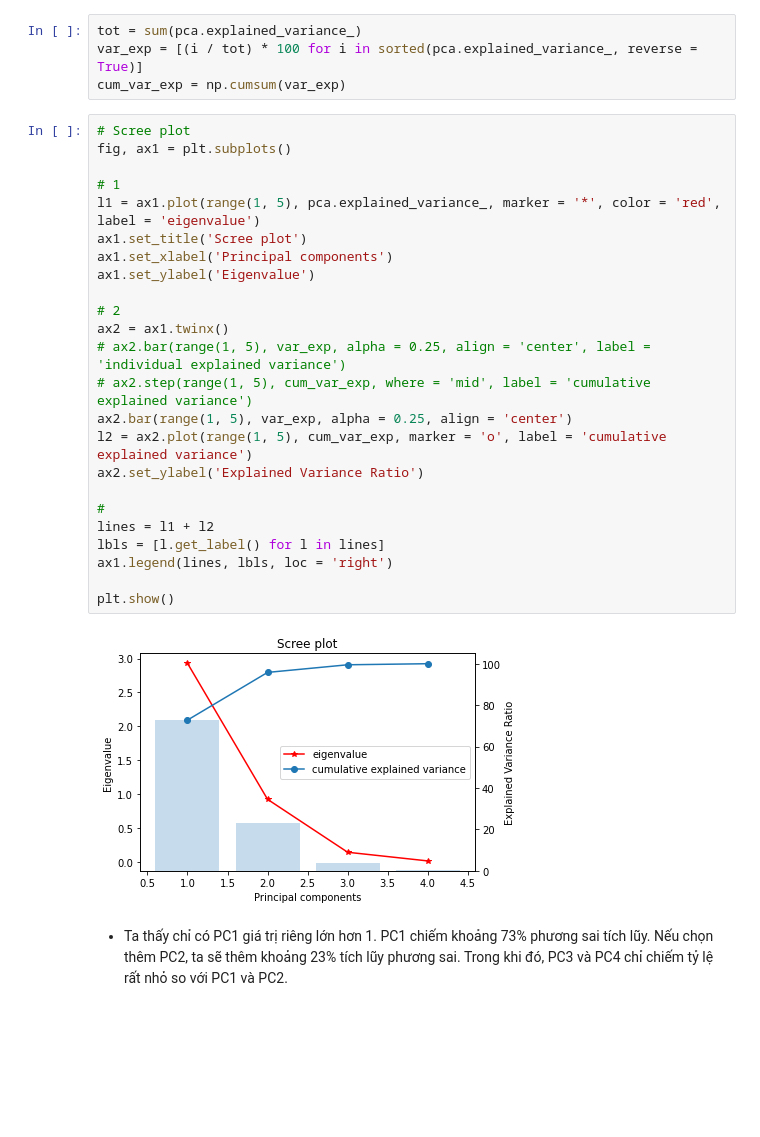
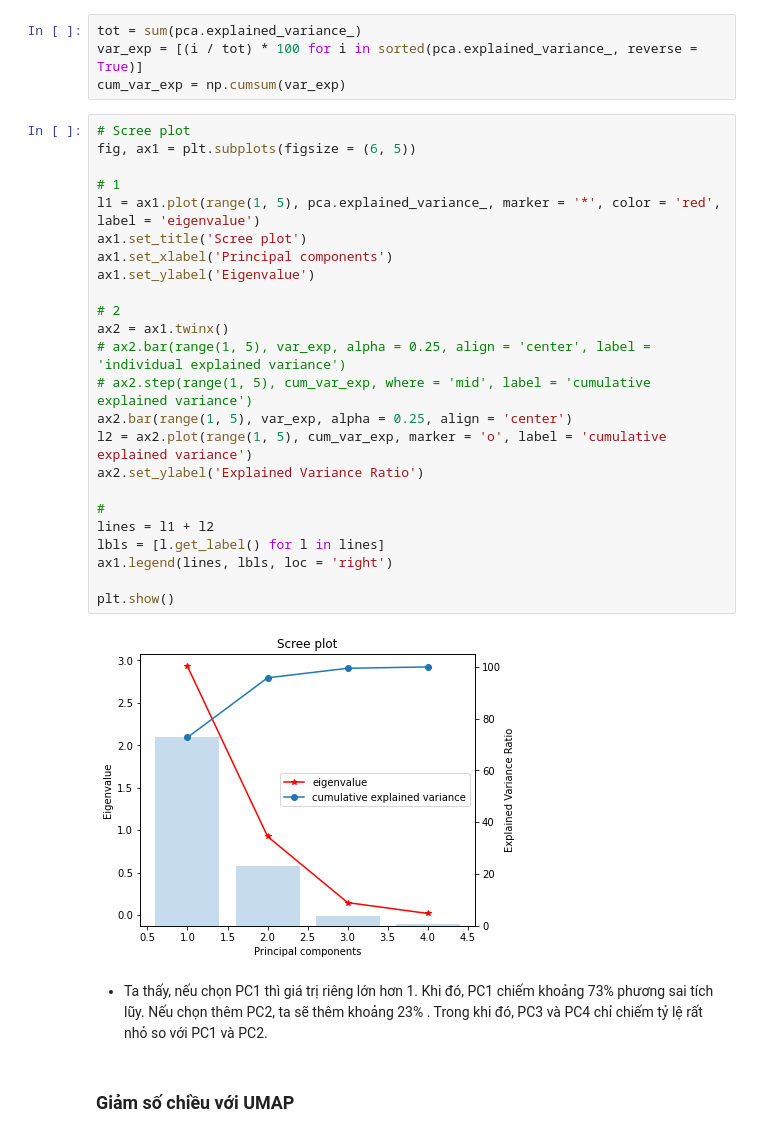
Before and after one commit to hieuchnguyen/hieuchnguyen.github.io, a Jupyter notebook: teaching/data-analytics/Buổi 10. Giảm chiều dữ liệu.ipynb, the cells around one changed output. Cells and saved outputs as stored; diff of their text form; blank space fills up the shorter version.

```diff
--- a/teaching/data-analytics/Buổi 10. Giảm chiều dữ liệu.ipynb
+++ b/teaching/data-analytics/Buổi 10. Giảm chiều dữ liệu.ipynb
@@ -133,29 +144,31 @@ var_exp = [(i / tot) * 100 for i in sorted(pca.explained_variance_, reverse = Tr
 cum_var_exp = np.cumsum(var_exp)
 # %%
 # Scree plot
-fig, ax1 = plt.subplots()
+fig, ax1 = plt.subplots(figsize = (6, 5))
 
 # 1
 l1 = ax1.plot(range(1, 5), pca.explained_variance_, marker = '*', color = 'red', label = 'eigenvalue')
 ax1.set_title('Scree plot')
 ax1.set_xlabel('Principal components')
 ax1.set_ylabel('Eigenvalue')
 
 # 2
 ax2 = ax1.twinx()
 # ax2.bar(range(1, 5), var_exp, alpha = 0.25, align = 'center', label = 'individual explained variance')
 # ax2.step(range(1, 5), cum_var_exp, where = 'mid', label = 'cumulative explained variance')
 ax2.bar(range(1, 5), var_exp, alpha = 0.25, align = 'center')
 l2 = ax2.plot(range(1, 5), cum_var_exp, marker = 'o', label = 'cumulative explained variance')
 ax2.set_ylabel('Explained Variance Ratio')
 
 #
 lines = l1 + l2
 lbls = [l.get_label() for l in lines]
 ax1.legend(lines, lbls, loc = 'right')
 
 plt.show()
 # %% [output]
-[figure, old version]
+[figure, new version]
 # %% [markdown]
-- Ta thấy chỉ có PC1 giá trị riêng lớn hơn 1. PC1 chiếm khoảng 73\% phương sai tích lũy. Nếu chọn thêm PC2, ta sẽ thêm khoảng 23\% tích lũy phương sai. Trong khi đó, PC3 và PC4 chỉ chiếm tỷ lệ rất nhỏ so với PC1 và PC2.
+- Ta thấy, nếu chọn PC1 thì giá trị riêng lớn hơn 1. Khi đó, PC1 chiếm khoảng 73\%  phương sai tích lũy. Nếu chọn thêm PC2, ta sẽ thêm khoảng 23\% . Trong khi đó, PC3 và PC4 chỉ chiếm tỷ lệ rất nhỏ so với PC1 và PC2.
+# %% [markdown]
+### Giảm số chiều với UMAP
```
Also changed, not shown: parts of 14 cells of this notebook, 5 other files.
